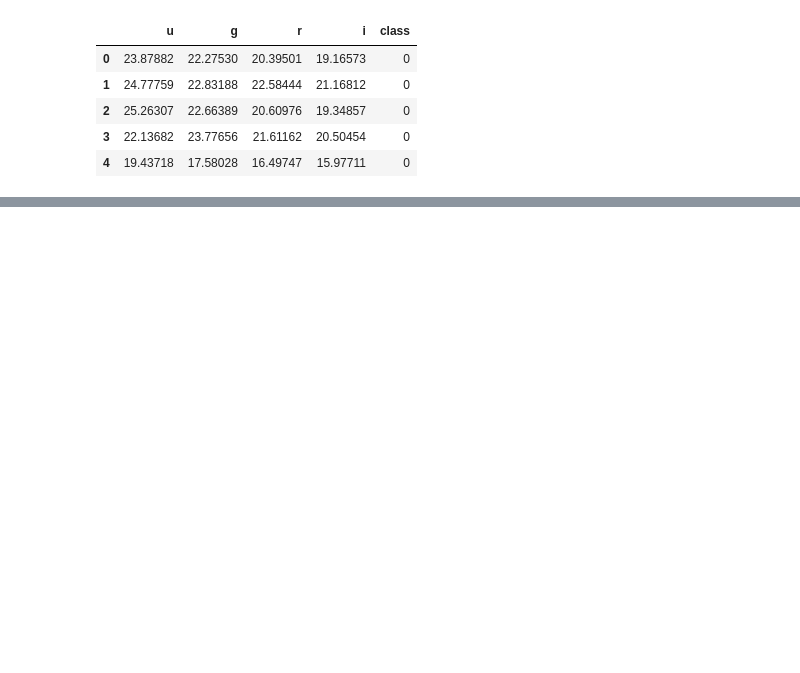
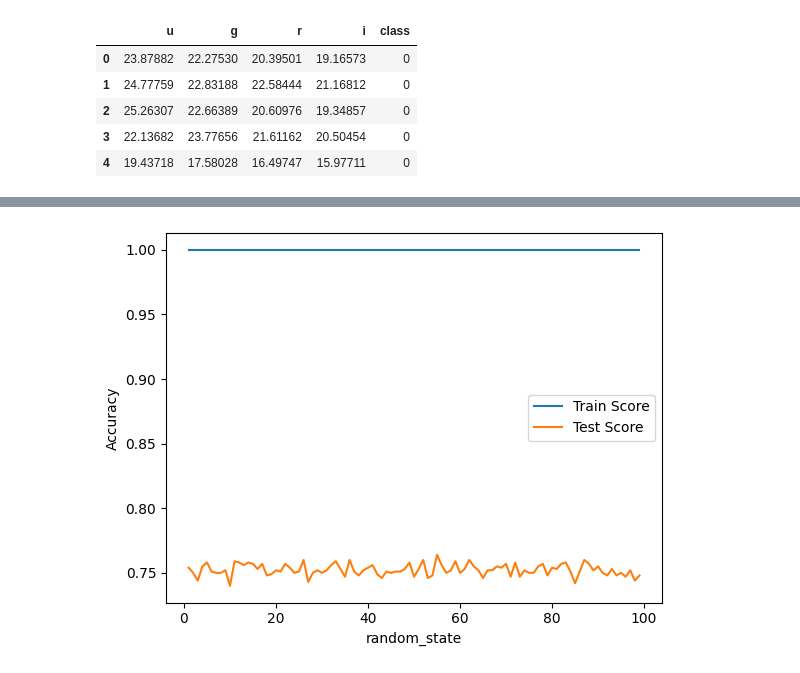
Before and after one commit to emitejadaa/NeuroLinked, a Jupyter notebook: notebooks/stars.ipynb, the cells around one changed output, grey strips where cells are left out. Drawn from its saved outputs; the diff is of its cells as text; code cells hidden in the pictures; blank space fills up the shorter version.

```diff
--- a/notebooks/stars.ipynb
+++ b/notebooks/stars.ipynb
@@ -85,0 +105,17 @@ plt.show()
+# %%
+random_states = range(1, 100)
+train_scores = []
+test_scores = []
+for random_state in random_states:
+    arbol = DecisionTreeClassifier(random_state=random_state, criterion="entropy")
+    arbol.fit(x_train, y_train)
+    train_scores.append(arbol.score(x_train, y_train))
+    test_scores.append(arbol.score(x_test, y_test))
+plt.plot(random_states, train_scores, label='Train Score')
+plt.plot(random_states, test_scores, label='Test Score')
+plt.xlabel('random_state')
+plt.ylabel('Accuracy')
+plt.legend()
+plt.show()
+# %% [output]
+[figure, added]
```
Also changed, not shown: parts of 7 cells of this notebook.
